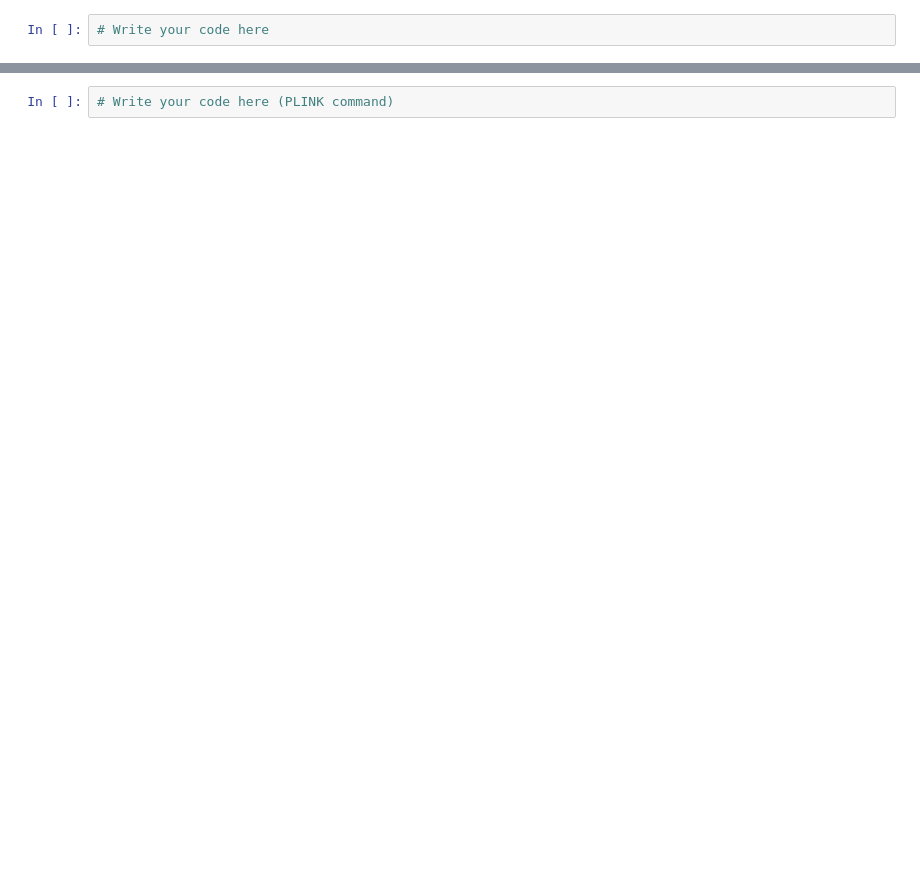
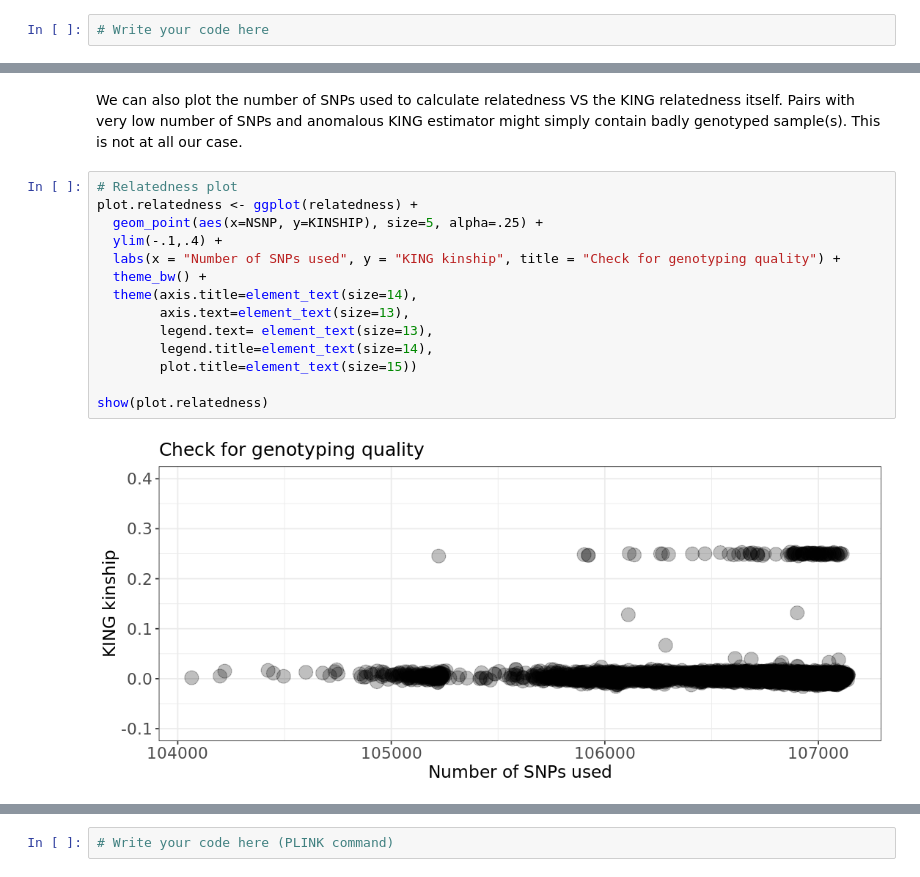
Before and after one commit to hds-sandbox/GWAS_course, a Jupyter notebook: develop/GWAS4-QualityControlB.out.ipynb, the cells around one changed output, grey strips where cells are left out. Cells and saved outputs as stored; diff of their text form; blank space fills up the shorter version.

```diff
--- a/develop/GWAS4-QualityControlB.out.ipynb
+++ b/develop/GWAS4-QualityControlB.out.ipynb
@@ -302,0 +264,21 @@ kernel.
+# %% [markdown]
+We can also plot the number of SNPs used to calculate relatedness VS the
+KING relatedness itself. Pairs with very low number of SNPs and
+anomalous KING estimator might simply contain badly genotyped sample(s).
+This is not at all our case.
+# %%
+# Relatedness plot
+plot.relatedness <- ggplot(relatedness) +
+  geom_point(aes(x=NSNP, y=KINSHIP), size=5, alpha=.25) +
+  ylim(-.1,.4) +
+  labs(x = "Number of SNPs used", y = "KING kinship", title = "Check for genotyping quality") +
+  theme_bw() +
+  theme(axis.title=element_text(size=14),
+        axis.text=element_text(size=13),
+        legend.text= element_text(size=13),
+        legend.title=element_text(size=14),
+        plot.title=element_text(size=15))
+
+show(plot.relatedness)
+# %% [output]
+[figure, added]
```
Also changed, not shown: parts of 66 cells of this notebook, 25 other files.
